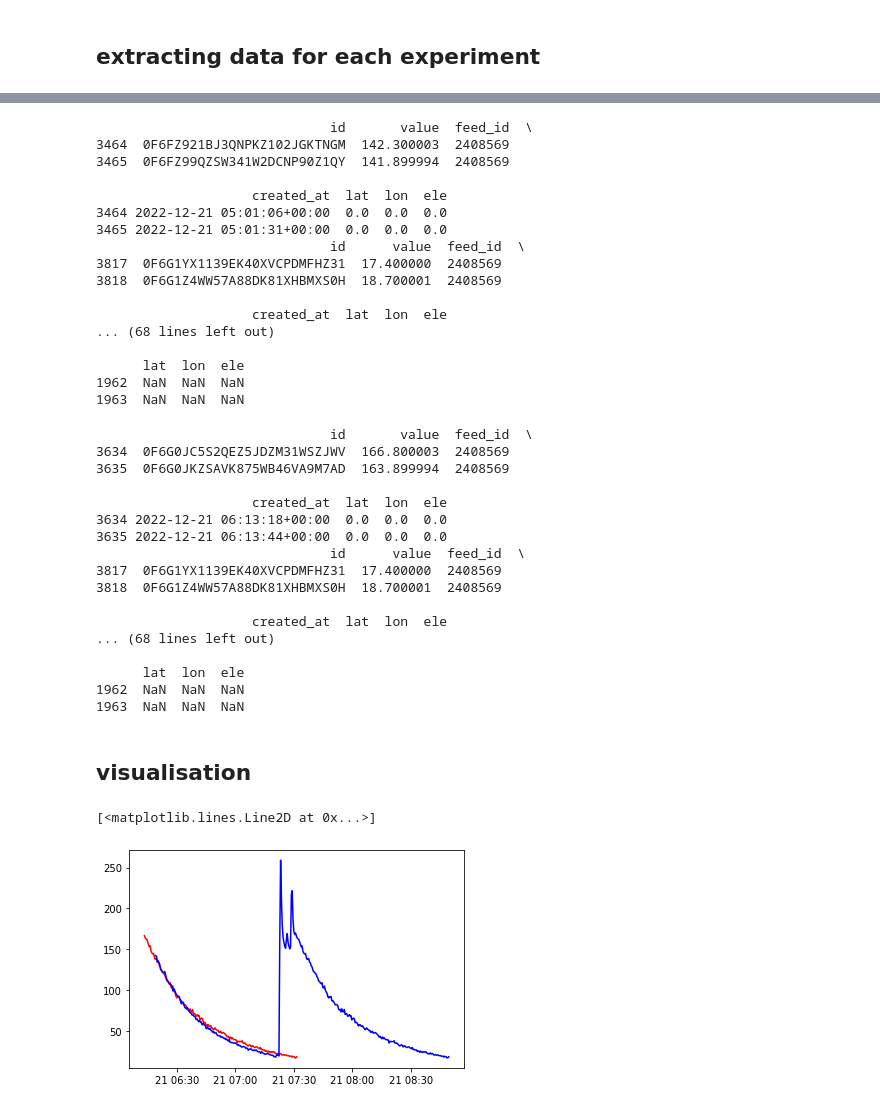
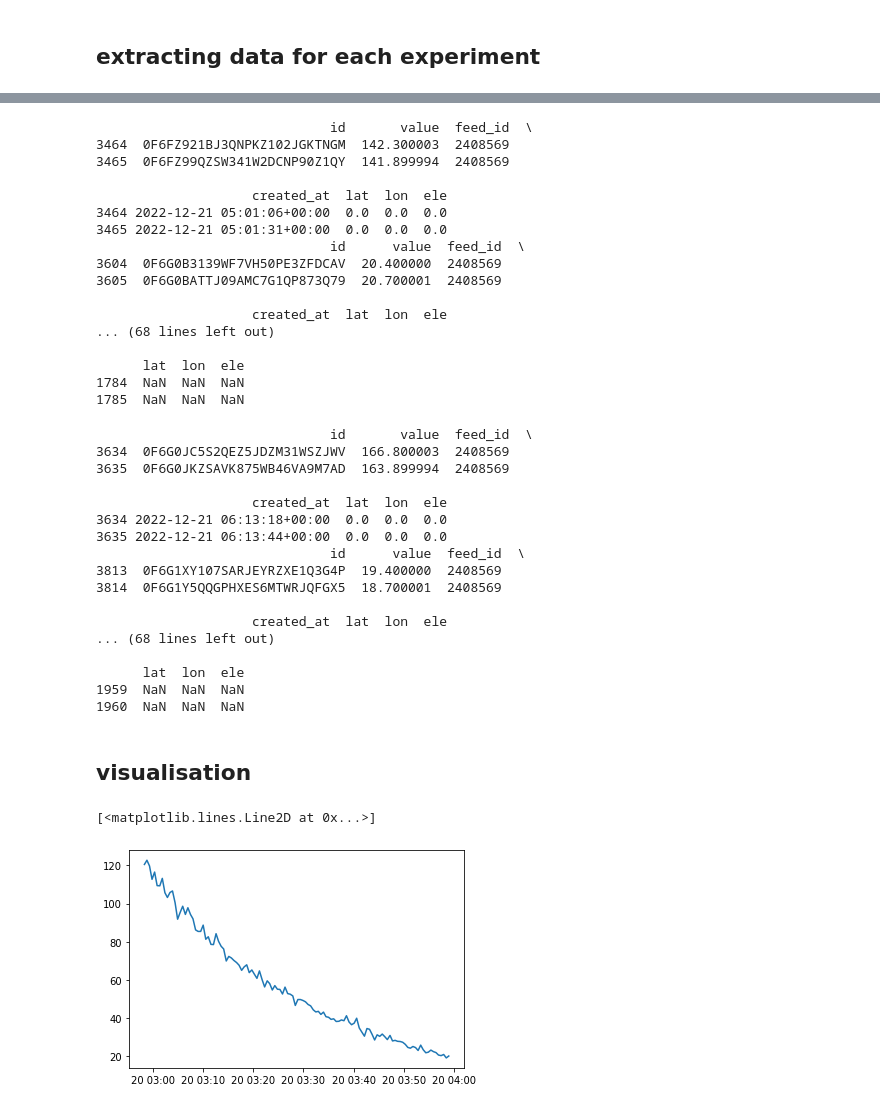
Before and after one commit to yuyouyou032/ph11, a Jupyter notebook: data/analysis.ipynb, the cells around one changed output, grey strips where cells are left out. Drawn from its saved outputs; the diff is of its cells as text; code cells hidden in the pictures.

Commit message:
some further visualisation

```diff
--- a/data/analysis.ipynb
+++ b/data/analysis.ipynb
@@ -11,7 +11,7 @@ def extract(path, timeStart, timeEnd):
 
     timeStart = pd.Timestamp(timeStart[0], timeStart[1], timeStart[2], timeStart[3]-8, timeStart[4])
     timeStart = timeStart.tz_localize('UTC')
-    timeEnd = pd.Timestamp(timeEnd[0], timeEnd[1], timeEnd[2], timeEnd[3], timeEnd[4])
+    timeEnd = pd.Timestamp(timeEnd[0], timeEnd[1], timeEnd[2], timeEnd[3]-8, timeEnd[4])
     timeEnd = timeEnd.tz_localize('UTC')
 
     data_collected = data_collected[timeStart <= data_collected.created_at]
@@ -149,15 +383,15 @@ exp13_pm25_posC = extract('data/pm25-20221223-1313.csv', (2022, 12, 21, 13, 1),
 3464 2022-12-21 05:01:06+00:00  0.0  0.0  0.0
 3465 2022-12-21 05:01:31+00:00  0.0  0.0  0.0
                               id      value  feed_id  \
-3817  0F6G1YX1139EK40XVCPDMFHZ31  17.400000  2408569
-3818  0F6G1Z4WW57A88DK81XHBMXS0H  18.700001  2408569
+3604  0F6G0B3139WF7VH50PE3ZFDCAV  20.400000  2408569
+3605  0F6G0BATTJ09AMC7G1QP873Q79  20.700001  2408569
 
                     created_at  lat  lon  ele
 ... (68 lines left out)
 
       lat  lon  ele
-1962  NaN  NaN  NaN
-1963  NaN  NaN  NaN
+1784  NaN  NaN  NaN
+1785  NaN  NaN  NaN
 # %%
 exp14_pm10_posA = extract('data/pm10-20221223-1309.csv', (2022, 12, 21, 14, 13), (2022, 12, 21, 15, 30))
 exp14_pm10_posB = extract('data/pm10B-20221223-1310.csv', (2022, 12, 21, 14, 13), (2022, 12, 21, 15, 30))
@@ -175,21 +409,19 @@ exp14_pm25_posC = extract('data/pm25-20221223-1313.csv', (2022, 12, 21, 14, 13),
 3634 2022-12-21 06:13:18+00:00  0.0  0.0  0.0
 3635 2022-12-21 06:13:44+00:00  0.0  0.0  0.0
                               id      value  feed_id  \
-3817  0F6G1YX1139EK40XVCPDMFHZ31  17.400000  2408569
-3818  0F6G1Z4WW57A88DK81XHBMXS0H  18.700001  2408569
+3813  0F6G1XY107SARJEYRZXE1Q3G4P  19.400000  2408569
+3814  0F6G1Y5QQGPHXES6MTWRJQFGX5  18.700001  2408569
 
                     created_at  lat  lon  ele
 ... (68 lines left out)
 
       lat  lon  ele
-1962  NaN  NaN  NaN
-1963  NaN  NaN  NaN
+1959  NaN  NaN  NaN
+1960  NaN  NaN  NaN
 # %% [markdown]
 ## visualisation
-# %%
-plt.plot(exp14_pm10_posA.created_at, exp14_pm10_posA['value'],'r')
-plt.plot(exp13_pm10_posB.created_at-pd.Timedelta(minutes=-78), exp13_pm10_posA['value'], 'b')
-# plt.plot(exp14_pm10_posC.created_at, exp14_pm10_posC['value'], 'g')
-# %% [output]
-[<matplotlib.lines.Line2D at 0x...>]
-[figure, removed]
+# %%
+plt.plot(exp7_pm10_posB.created_at+pd.Timedelta(minutes=-61), exp7_pm10_posB['value'])
+# %% [output]
+[<matplotlib.lines.Line2D at 0x...>]
+[figure, added]
```
Also changed, not shown: parts of 15 cells of this notebook.
